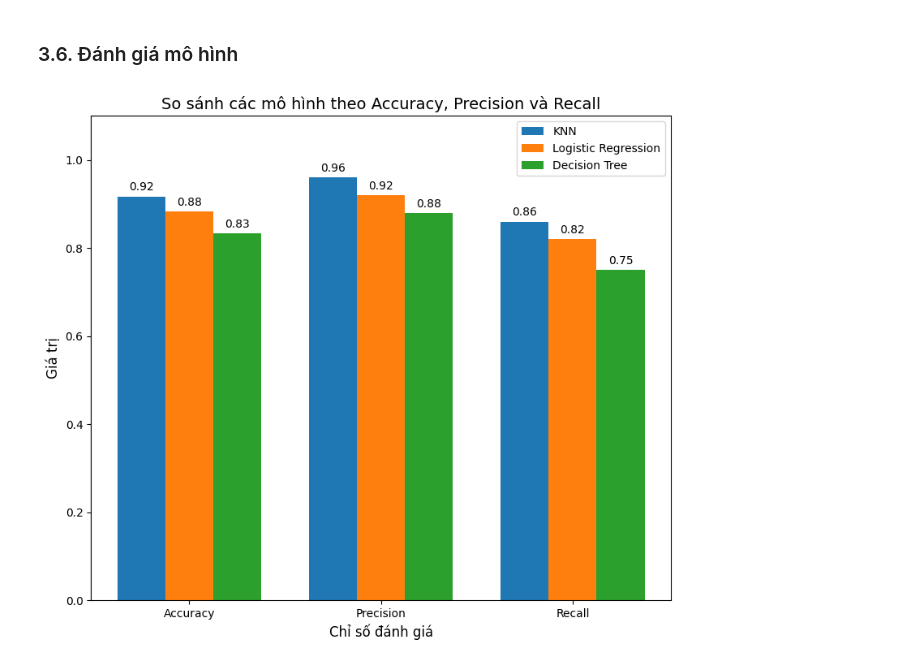
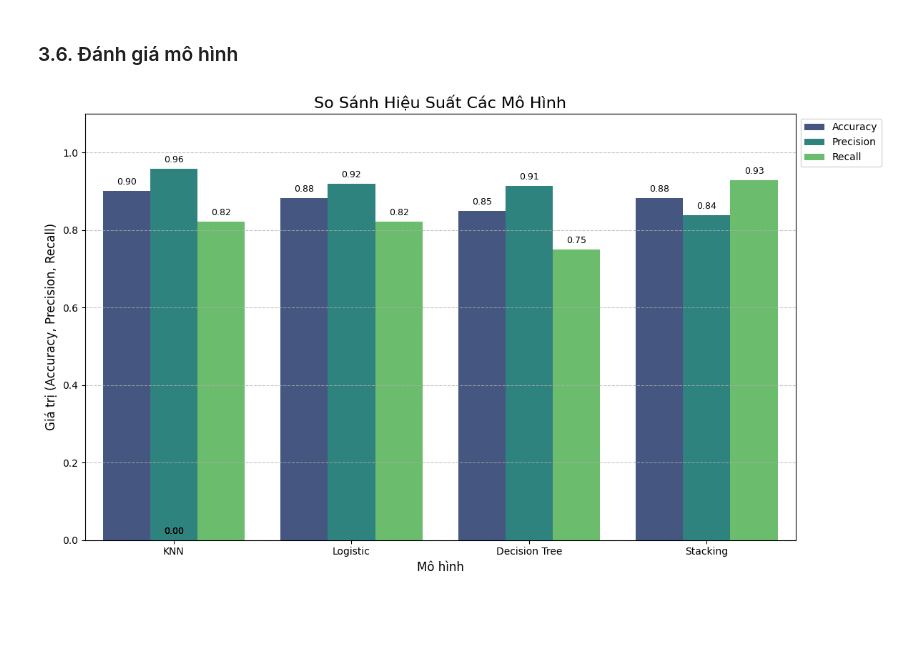
Before and after one commit to Duc-Nguyen-05/BLT-ML, a Jupyter notebook: main.ipynb, the cells around one changed output. Cells and saved outputs as stored; diff of their text form; code cells hidden in the pictures; blank space fills up the shorter version.

```diff
--- a/main.ipynb
+++ b/main.ipynb
@@ -688,15 +703,6 @@ plt.show()
 # %%
-# --- Base models ---
-base_models = [
-    ('knn', knn),
-    ('dt', dt_model),
-    ('log', log_model)
-]
-
 # --- Meta-model ---
-meta_model = LogisticRegression(C=0.01, solver='liblinear', max_iter=1000)
-# meta_model = LogisticRegression(C=1, solver='liblinear', max_iter=1000)
-
+meta_model = LogisticRegression(C=0.01, solver='liblinear', penalty='l2',max_iter=1000)
 
 # --- Tạo stacking model ---
 stacking_model = StackingClassifier(
@@ -733,40 +739,64 @@ weighted avg       0.89      0.88      0.88        60
 # %% [markdown]
 ### 3.6. Đánh giá mô hình
 # %%
-# Dữ liệu của các chỉ số
-metrics = ['Accuracy', 'Precision', 'Recall']
+# --- 1. Tạo một từ điển chứa các dự đoán của mô hình ---
+predictions = {
+    'KNN': knn_preds,
+    'Logistic': log_preds,
+    'Decision Tree': dt_preds,
+    'Stacking': stacking_preds
+}
 
-# Sắp xếp theo mức độ tốt giảm dần: KNN > Logistic Regression > Decision Tree
-knn = [0.917, 0.96, 0.86]
-logistic = [0.883, 0.92, 0.82]
-decision_tree = [0.833, 0.88, 0.75]
+# --- 2. Tính toán các chỉ số và lưu vào danh sách ---
+results_data = []
+# Xác định thứ tự mô hình
+model_order = ['KNN', 'Logistic', 'Decision Tree', 'Stacking']
 
-# Thiết lập vị trí cột
-x = np.arange(len(metrics))
-width = 0.25  # độ rộng mỗi cột
+for model_name in model_order:
+    y_pred = predictions[model_name]
 
-# Vẽ biểu đồ (thứ tự giảm dần)
-fig, ax = plt.subplots(figsize=(8, 7))
-rects1 = ax.bar(x - width, knn, width, label='KNN', color='#1f77b4')  # Xanh
-rects2 = ax.bar(x, logistic, width, label='Logistic Regression', color='#ff7f0e')  # Cam
-rects3 = ax.bar(x + width, decision_tree, width, label='Decision Tree', color='#2ca02c')  # Xanh lá
+    # Tính toán các chỉ số
+    acc = accuracy_score(y_test, y_pred)
+    precision = precision_score(y_test, y_pred)
+    recall = recall_score(y_test, y_pred)
 
-ax.set_xlabel('Chỉ số đánh giá', fontsize=12)
-ax.set_ylabel('Giá trị', fontsize=12)
-ax.set_title('So sánh các mô hình theo Accuracy, Precision và Recall', fontsize=14)
-ax.set_xticks(x)
-ax.set_xticklabels(metrics)
-ax.set_ylim(0, 1.1)
-ax.legend() # Hiển thị giá trị trên đầu mỗi cột
-for rects in [rects1, rects2, rects3]:
-    for rect in rects:
-        height = rect.get_height()
-        ax.annotate(f'{height:.2f}',
-                    xy=(rect.get_x() + rect.get_width() / 2, height),
-                    xytext=(0, 3),
-                    textcoords="offset points",
-                    ha='center', va='bottom', fontsize=10)
+    # Thêm vào danh sách
+    results_data.append({'Model': model_name, 'Metric': 'Accuracy', 'Score': acc})
+    results_data.append({'Model': model_name, 'Metric': 'Precision', 'Score': precision})
+    results_data.append({'Model': model_name, 'Metric': 'Recall', 'Score': recall})
+
+# --- 3. Chuyển đổi sang Pandas DataFrame ---
+df_results = pd.DataFrame(results_data)
+# --- 4. Vẽ biểu đồ Bar Plot (Dạng cột nhóm) ---
+plt.figure(figsize=(12, 7))
+ax = sns.barplot(
+    data=df_results,
+    x='Model',
+    y='Score',
+    hue='Metric',
+    palette='viridis'
+)
+
+plt.title('So Sánh Hiệu Suất Các Mô Hình', fontsize=16)
+plt.xlabel('Mô hình', fontsize=12)
+plt.ylabel('Giá trị (Accuracy, Precision, Recall)', fontsize=12)
+
+# Thiết lập trục Y từ 0 đến 1.1 để dễ nhìn
+plt.ylim(0, 1.1)
+
+# Thêm nhãn giá trị (score) lên trên mỗi cột
+for p in ax.patches:
+    ax.annotate(f'{p.get_height():.2f}',
+                (p.get_x() + p.get_width() / 2., p.get_height()),
+                ha = 'center', va = 'center',
+                xytext = (0, 9),
+                textcoords = 'offset points',
+                fontsize=9)
+
+# Di chuyển chú thích ra ngoài biểu đồ
+plt.legend(loc='upper left', bbox_to_anchor=(1, 1))
+plt.grid(axis='y', linestyle='--', alpha=0.7)
 plt.tight_layout()
 plt.show()
 # %% [output]
-[figure, old version]
+[figure, new version]
```
Also changed, not shown: parts of 26 cells of this notebook.
